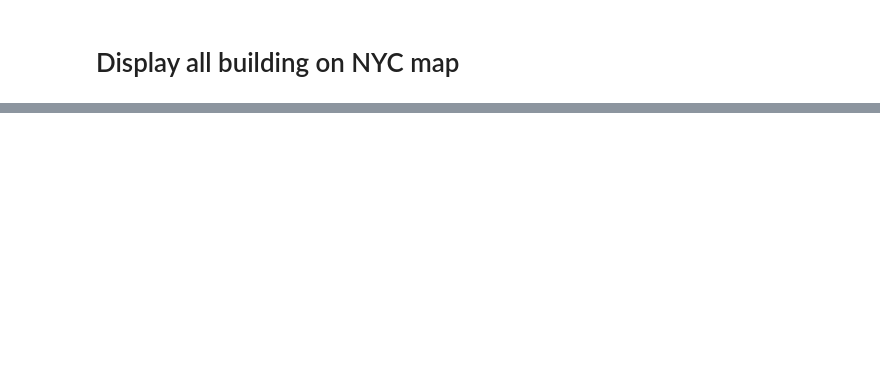
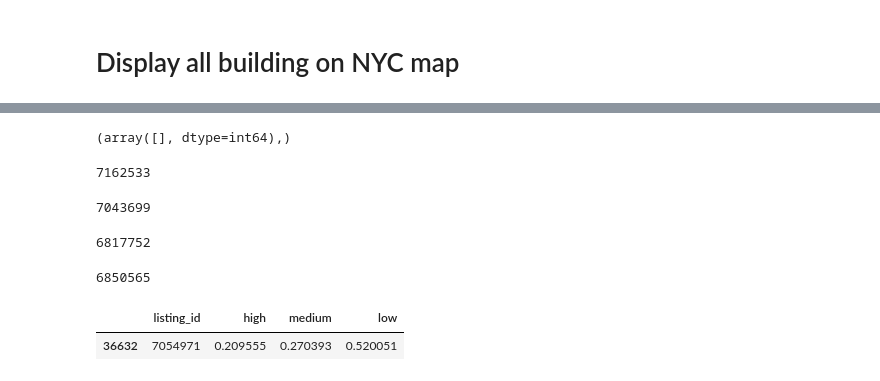
Before and after one commit to yifanliu98/two-sigma-connect-rental-listin-inquiries, a Jupyter notebook: logistic_regression.ipynb, the cells around one changed output, grey strips where cells are left out. Saved outputs shown, nothing was run; the diff lists cells and outputs as text; code cells hidden in the pictures; blank space fills up the shorter version.

Commit message:
Add files via upload
logistic regression with score 0.76

```diff
--- a/logistic_regression.ipynb
+++ b/logistic_regression.ipynb
@@ -186,0 +224,11 @@ NYC = NYC.to_json()
+# %%
+X_test = test[['manager_number', 'photo_number', 'nearby_subway', 'subway_distance', 'price'] + feature_list]
+# %%
+y_test = logistic_model.predict_proba(X_test)
+# %%
+test_data = {'listing_id':test['listing_id'],
+             'high':y_test[:,0],
+            'medium' : y_test[:,2],
+            'low' : y_test[:,1]}
+# %%
+data = pd.DataFrame(data=test_data)
@@ -186,0 +239,25 @@ NYC = NYC.to_json()
+# %%
+np.where(aaa=='high')
+# %% [output]
+(array([], dtype=int64),)
+# %%
+data['listing_id'][16311]
+# %% [output]
+7162533
+# %%
+data['listing_id'][43292]
+# %% [output]
+7043699
+# %%
+data['listing_id'][73355]
+# %% [output]
+6817752
+# %%
+data['listing_id'][73616]
+# %% [output]
+6850565
+# %%
+data[data['listing_id']==7054971]
+# %% [output]
+|  | listing_id | high | medium | low |
+| 36632 | 7054971 | 0.209555 | 0.270393 | 0.520051 |
```
Also changed, not shown: parts of 27 cells of this notebook, 3 other files.
